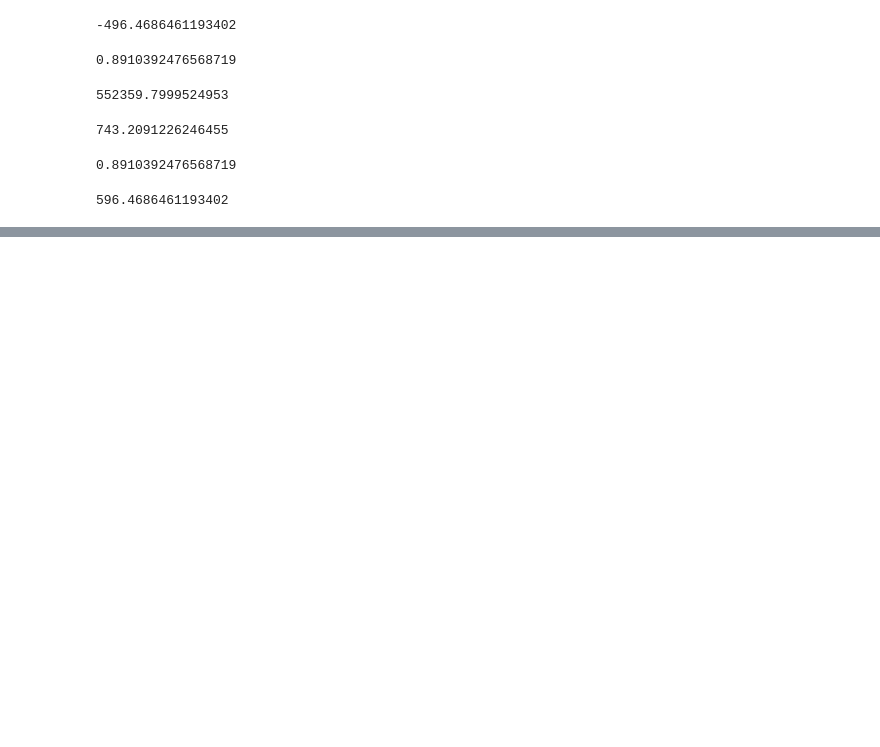
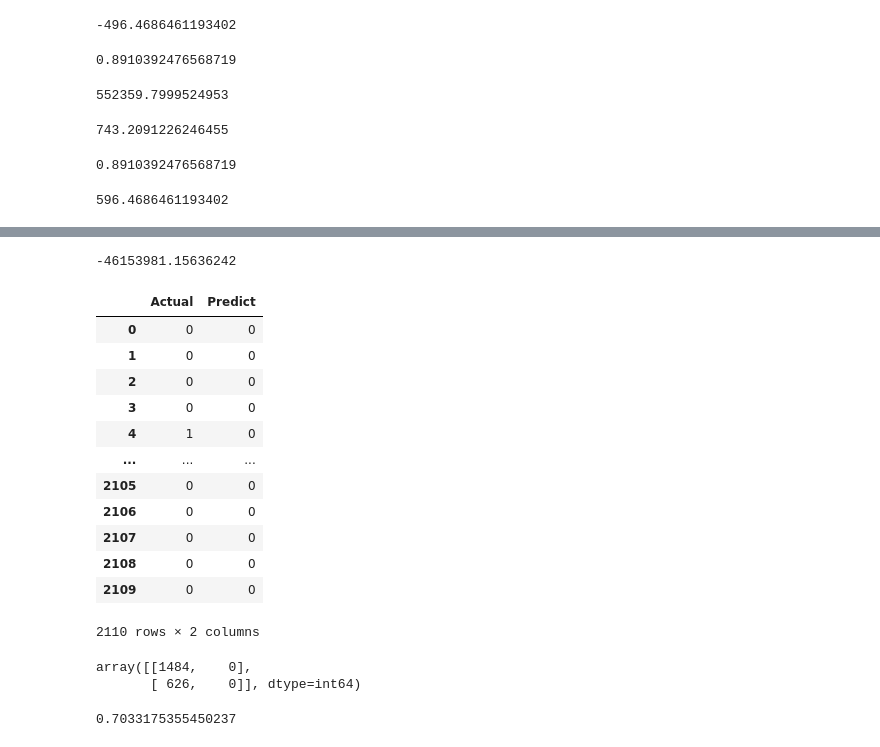
Before and after one commit to Joshita04/project2, a Jupyter notebook: assignment1.ipynb, the cells around one changed output, grey strips where cells are left out. Saved outputs shown, nothing was run; the diff lists cells and outputs as text; code cells hidden in the pictures; blank space fills up the shorter version.

```diff
--- a/assignment1.ipynb
+++ b/assignment1.ipynb
@@ -379,0 +414,28 @@ mae
+# %%
+r2_score(y_test,pred)
+# %% [output]
+-46153981.15636242
+# %%
+p=pd.DataFrame()
+# %%
+p['Actual']=y_test
+# %%
+p=p.reset_index(drop=True)
+# %%
+p['Predict']=pred1
+# %%
+p.reset_index(drop=True)
+# %% [output]
+|  | Actual | Predict |
+| 0 | 0 | 0 |
+| 1 | 0 | 0 |
+| 2 | 0 | 0 |
+| 3 | 0 | 0 |
+| 4 | 1 | 0 |
+| ... | ... | ... |
+| 2105 | 0 | 0 |
+| 2106 | 0 | 0 |
+| 2107 | 0 | 0 |
+| 2108 | 0 | 0 |
+| 2109 | 0 | 0 |
+2110 rows × 2 columns
@@ -379,0 +444,9 @@ mae
+# %%
+confusion_matrix(y_test,pred1)
+# %% [output]
+array([[1484,    0],
+       [ 626,    0]], dtype=int64)
+# %%
+accuracy_score(y_test,pred1)
+# %% [output]
+0.7033175355450237
```
Also changed, not shown: parts of 9 cells of this notebook.
